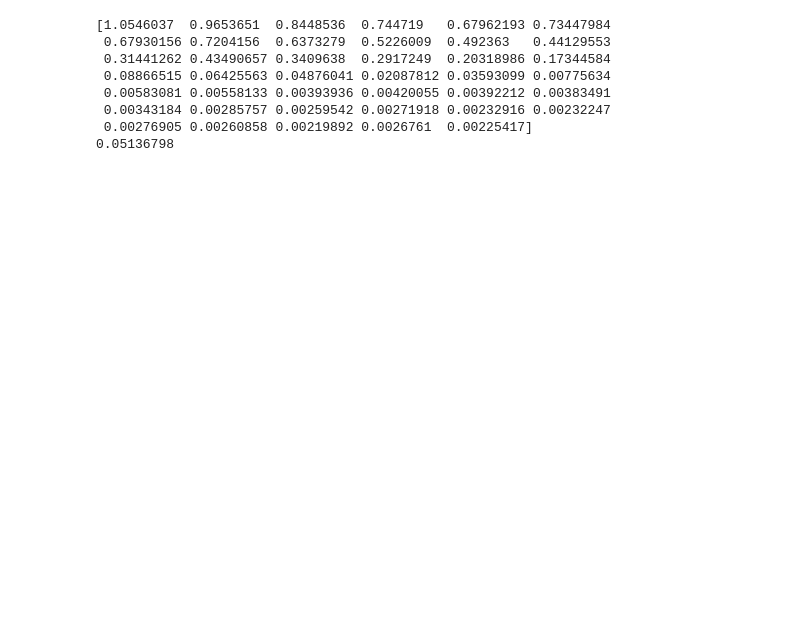
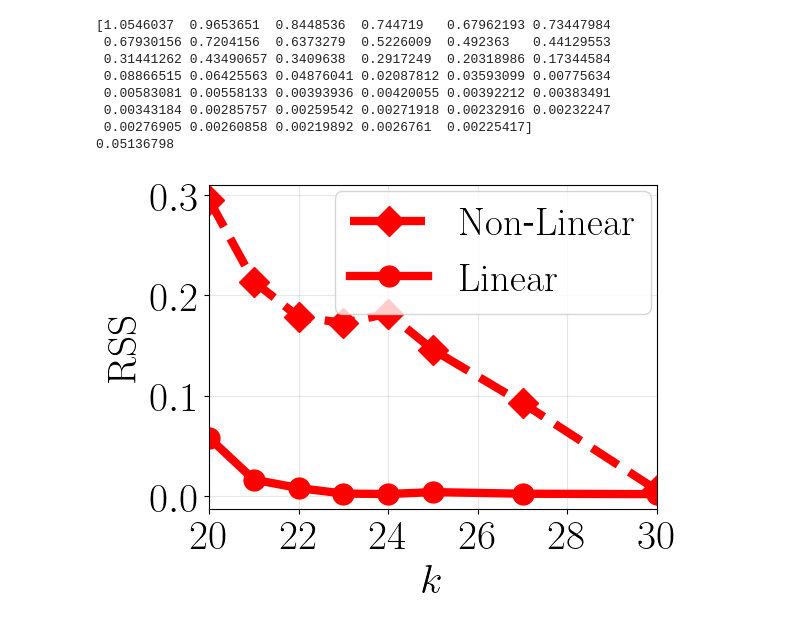
Before and after one commit to VirtuosoResearch/ICL-GradSel, a Jupyter notebook: in-context-learning/src/notebook/plot_lr_approximation.ipynb, the cells around one changed output. Drawn from its saved outputs; the diff is of its cells as text; code cells hidden in the pictures; blank space fills up the shorter version.

```diff
--- a/in-context-learning/src/notebook/plot_lr_approximation.ipynb
+++ b/in-context-learning/src/notebook/plot_lr_approximation.ipynb
@@ -27,6 +27,46 @@ print(np.median(loss_full_label_list))
  0.00343184 0.00285757 0.00259542 0.00271918 0.00232916 0.00232247
  0.00276905 0.00260858 0.00219892 0.0026761  0.00225417]
 0.05136798
+# %%
+import matplotlib.ticker as ticker
+
+n_total = 41
+x_full = np.arange(n_total)
+
+set_size_list = [1,2,3,4,5,7,10]
+n_labeled = 20
+x = np.array([20, 21, 22, 23, 24, 25, 27, 30])
+estimate = np.array([0.058220623728315456, 0.016483893793178144, 0.008127317561594263, 0.002580450815234154, 0.0021553139028860037,0.0040647326917400235,
+       0.0024495822620843586, 0.0020132847955928864])
+estimate_noise = np.array([0.2953733348778902, 0.21385156793061777, 0.1785848185768218, 0.17267511743496622, 0.18188556517286864,0.14581649556525575,
+       0.09279850782537007, 0.006087245652181984])
+estimate_std = np.array([0.15964559870394124, 0.00105343, 0.00111131, 0.00670254, 0.00493096, 0.00299609,
+       0.00279681, 0.00226747, 0.00245483])
+
+estimate = estimate
+estimate_std = estimate_std
+
+fig, ax = plt.subplots(figsize=(6, 4.5))
+
+plt.plot(x, estimate_noise, lw=6, label=r"$\mathrm{Non}$" + "-" + r"$\mathrm{Linear}$" ,linestyle='--', color="red",  markersize=15, marker="D")
+plt.plot(x, estimate, lw=6, label=r"$\mathrm{Linear}$", color="red", markersize=15, marker="o")
+
+plt.xticks(fontsize=30)
+plt.yticks([0, 0.1, 0.2, 0.3], fontsize=30)
+plt.xlim(20, 30)
+#plt.ylim(0, 0.065)
+
+plt.legend(fontsize=28, loc="upper right", bbox_to_anchor=(1.03, 1.04))
+
+# plt.title(r'$\mathrm{Linear~regression}$', fontsize=30)
+plt.xlabel(r'$k$', fontsize=30)
+plt.ylabel(r'$\mathrm{RSS}$', fontsize=30)
+plt.grid(True, alpha=0.3)
+plt.tight_layout()
+plt.savefig("./plot_lr_approximation.pdf", format="pdf", dpi=1200)
+plt.show()
+# %% [output]
+[figure, added]
 # %%
 import matplotlib.ticker as ticker
 
```
Also changed, not shown: parts of 2 cells of this notebook, 1 other file.
